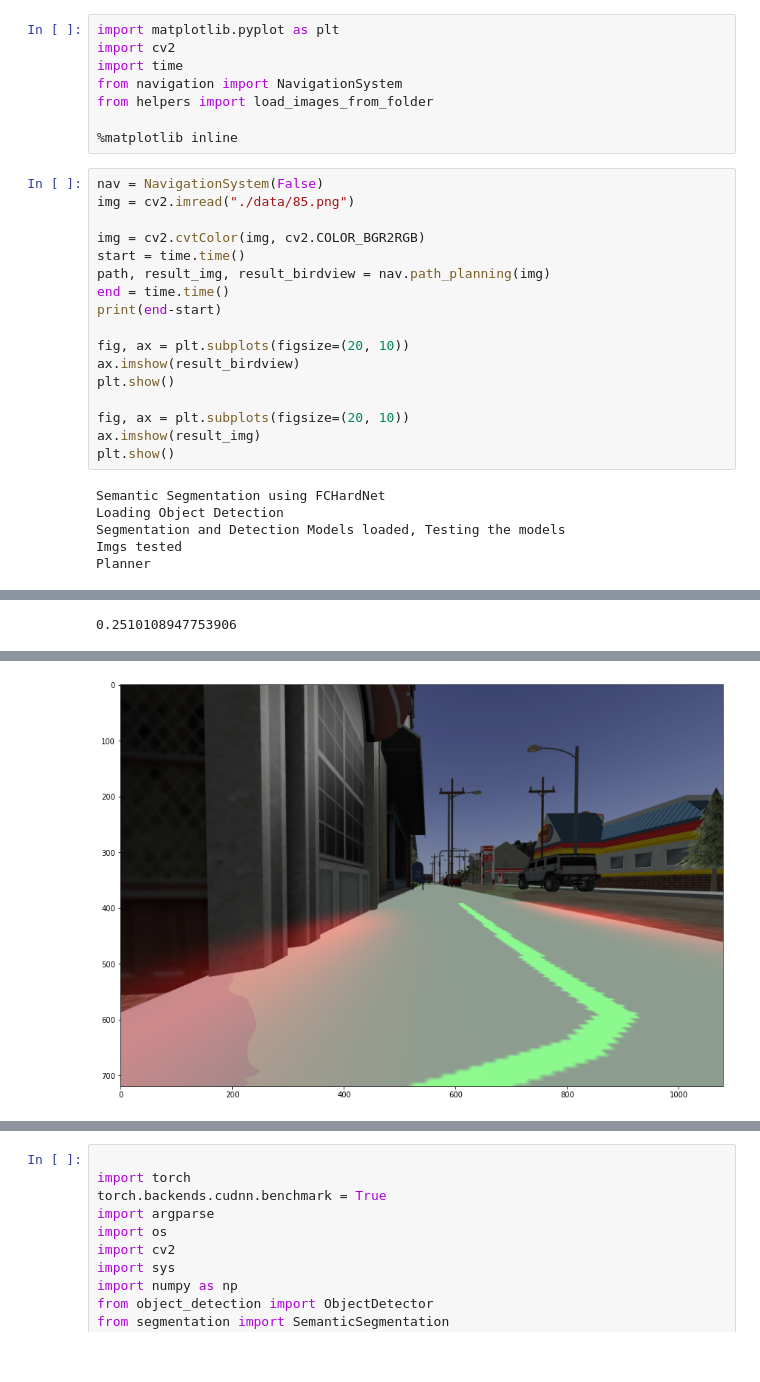
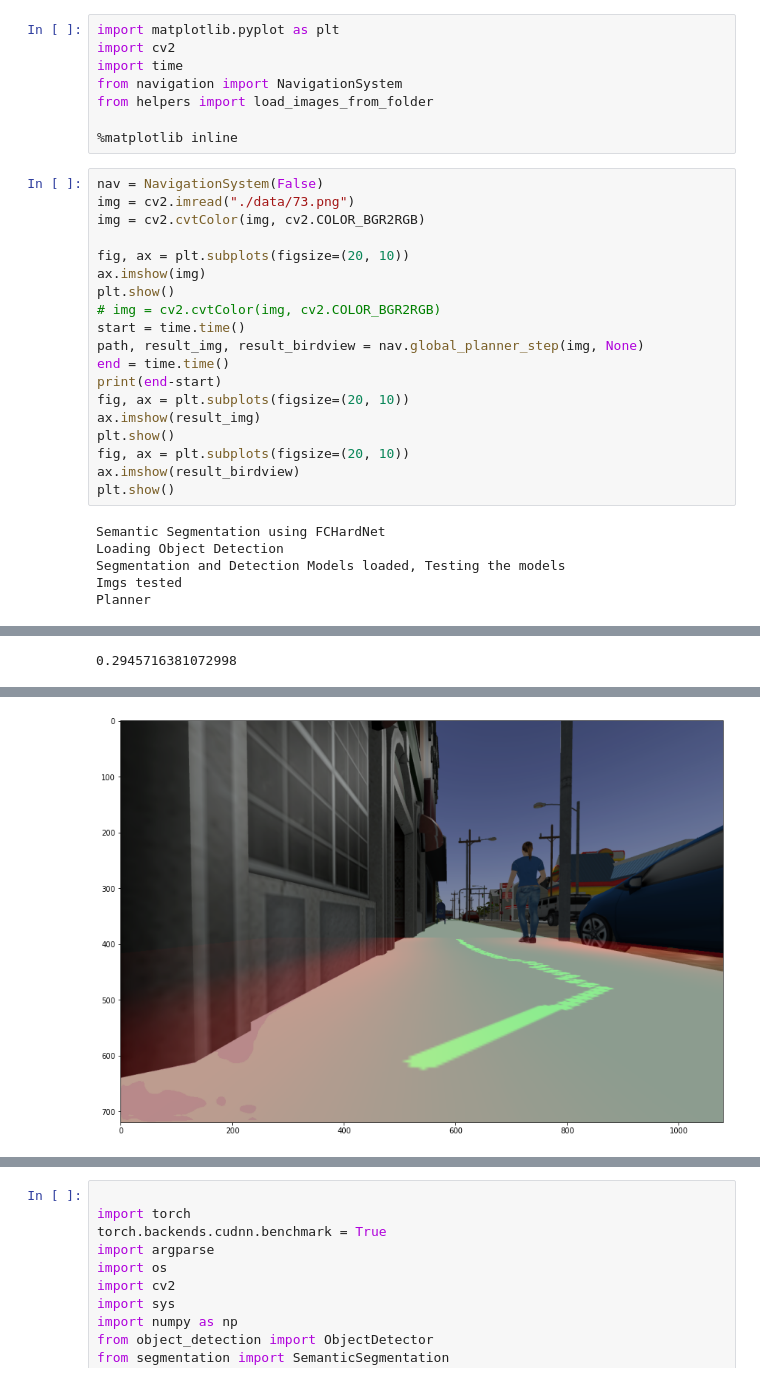
Before and after one commit to jdgalviss/autonomous_mobile_robot, a Jupyter notebook: dev_ws/src/vision/vision/navigation_class.ipynb, the cells around one changed output, grey strips where cells are left out. Cells and saved outputs as stored; diff of their text form.

Commit message:
feat: Include lines and objects in visualizations

```diff
--- a/dev_ws/src/vision/vision/navigation_class.ipynb
+++ b/dev_ws/src/vision/vision/navigation_class.ipynb
@@ -8,21 +8,23 @@ from helpers import load_images_from_folder
 %matplotlib inline
 # %%
 nav = NavigationSystem(False)
-img = cv2.imread("./data/85.png")
+img = cv2.imread("./data/73.png")
+img = cv2.cvtColor(img, cv2.COLOR_BGR2RGB)
 
-img = cv2.cvtColor(img, cv2.COLOR_BGR2RGB)
+fig, ax = plt.subplots(figsize=(20, 10))
+ax.imshow(img)
+plt.show()
+# img = cv2.cvtColor(img, cv2.COLOR_BGR2RGB)
 start = time.time()
-path, result_img, result_birdview = nav.path_planning(img)
+path, result_img, result_birdview = nav.global_planner_step(img, None)
 end = time.time()
 print(end-start)
-
+fig, ax = plt.subplots(figsize=(20, 10))
+ax.imshow(result_img)
+plt.show()
 fig, ax = plt.subplots(figsize=(20, 10))
 ax.imshow(result_birdview)
 plt.show()
-
-fig, ax = plt.subplots(figsize=(20, 10))
-ax.imshow(result_img)
-plt.show()
 # %% [output]
 Semantic Segmentation using FCHardNet
 Loading Object Detection
@@ -32 +35 @@ Planner
-0.2510108947753906
+0.2945716381072998
@@ -34 +36 @@ Planner
-[figure, old version]
+[figure, new version]
```
Also changed, not shown: parts of 2 cells of this notebook, 5 other files.
